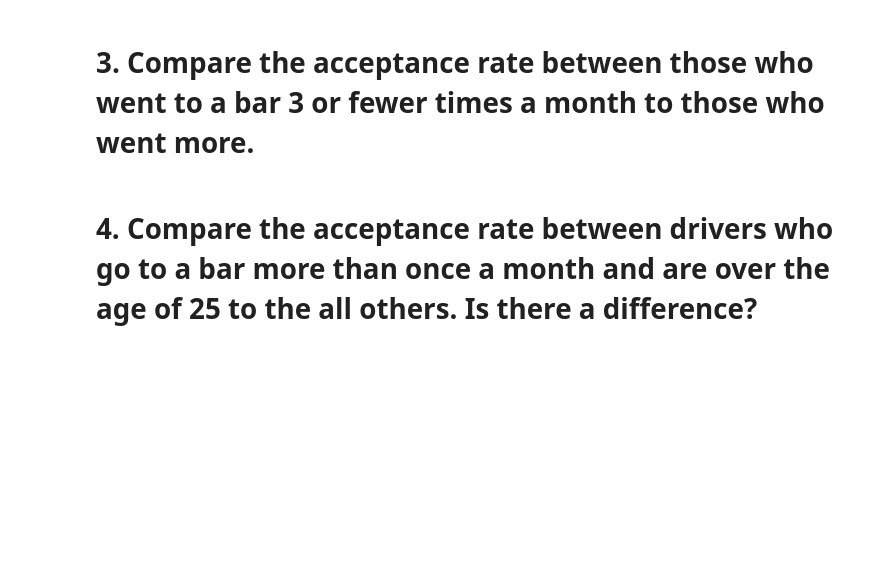
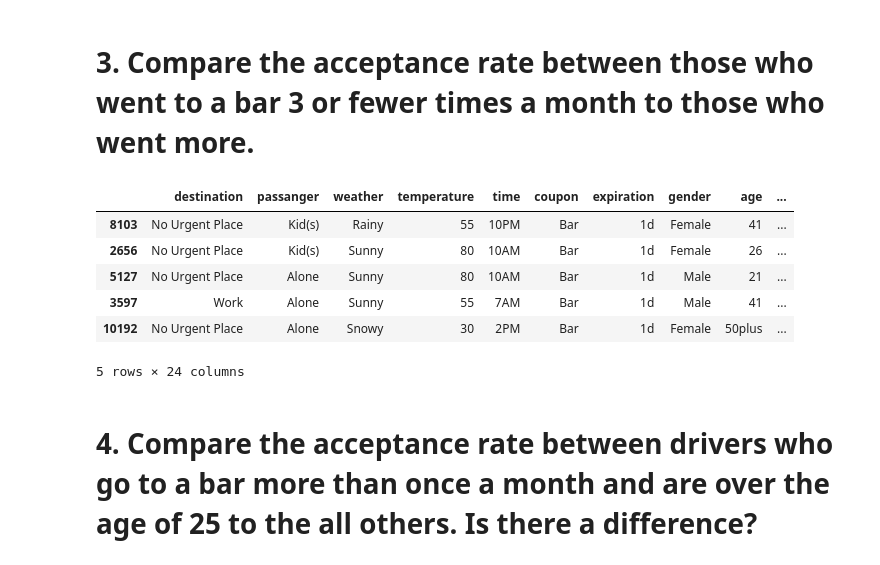
Before and after one commit to ttb-git/berkeley-engr-Practical-assignment1, a Jupyter notebook: Who_will_accept_the_coupon.ipynb, the cells around one changed output. Cells and saved outputs as stored; diff of their text form; code cells hidden in the pictures; blank space fills up the shorter version.

```diff
--- a/Who_will_accept_the_coupon.ipynb
+++ b/Who_will_accept_the_coupon.ipynb
@@ -484,7 +475,19 @@ From the pie chart above, we can see that 59% the bar coupon.
 # %% [markdown]
 # **3**. Compare the acceptance rate between those who went to a bar 3 or fewer times a month to those who went more.
 # %%
-#Number of times that he/she goes to a bar: 0, less than 1, 1 to 3, 4 to 8 or greater than 8
+#Number of times that he/she goes to a bar: 0, less than 1, 1 to 3, 4 to 8 or greater than 8 - Bar ====> ['never' 'less1' '1~3' 'gt8' nan '4~8']
+#people who went to the bar 3 or fewer times
+list_of_bar3less = ['never', 'less1', '1~3']
+bar3_less = df_bar[df_bar["Bar"].isin(list_of_bar3less)]
+bar3_less.sample(5)
+# %% [output]
+|  | destination | passanger | weather | temperature | time | coupon | expiration | gender | age | ... |
+| 8103 | No Urgent Place | Kid(s) | Rainy | 55 | 10PM | Bar | 1d | Female | 41 | ... |
+| 2656 | No Urgent Place | Kid(s) | Sunny | 80 | 10AM | Bar | 1d | Female | 26 | ... |
+| 5127 | No Urgent Place | Alone | Sunny | 80 | 10AM | Bar | 1d | Male | 21 | ... |
+| 3597 | Work | Alone | Sunny | 55 | 7AM | Bar | 1d | Male | 41 | ... |
+| 10192 | No Urgent Place | Alone | Snowy | 30 | 2PM | Bar | 1d | Female | 50plus | ... |
+5 rows × 24 columns
 # %% [markdown]
 # 4. Compare the acceptance rate between drivers who go to a bar more than once a month and are over the age of 25 to the all others.  Is there a difference?
 # %% [markdown]
```
Also changed, not shown: parts of 4 cells of this notebook.
